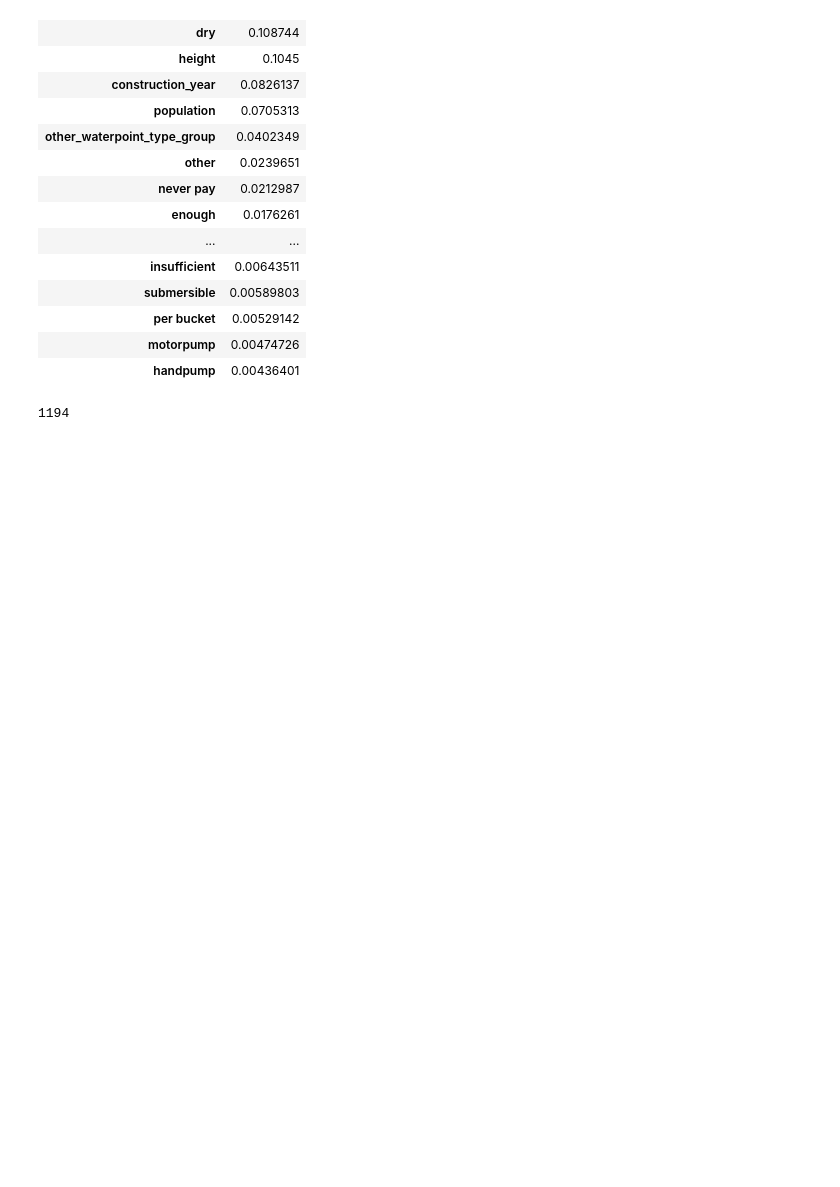
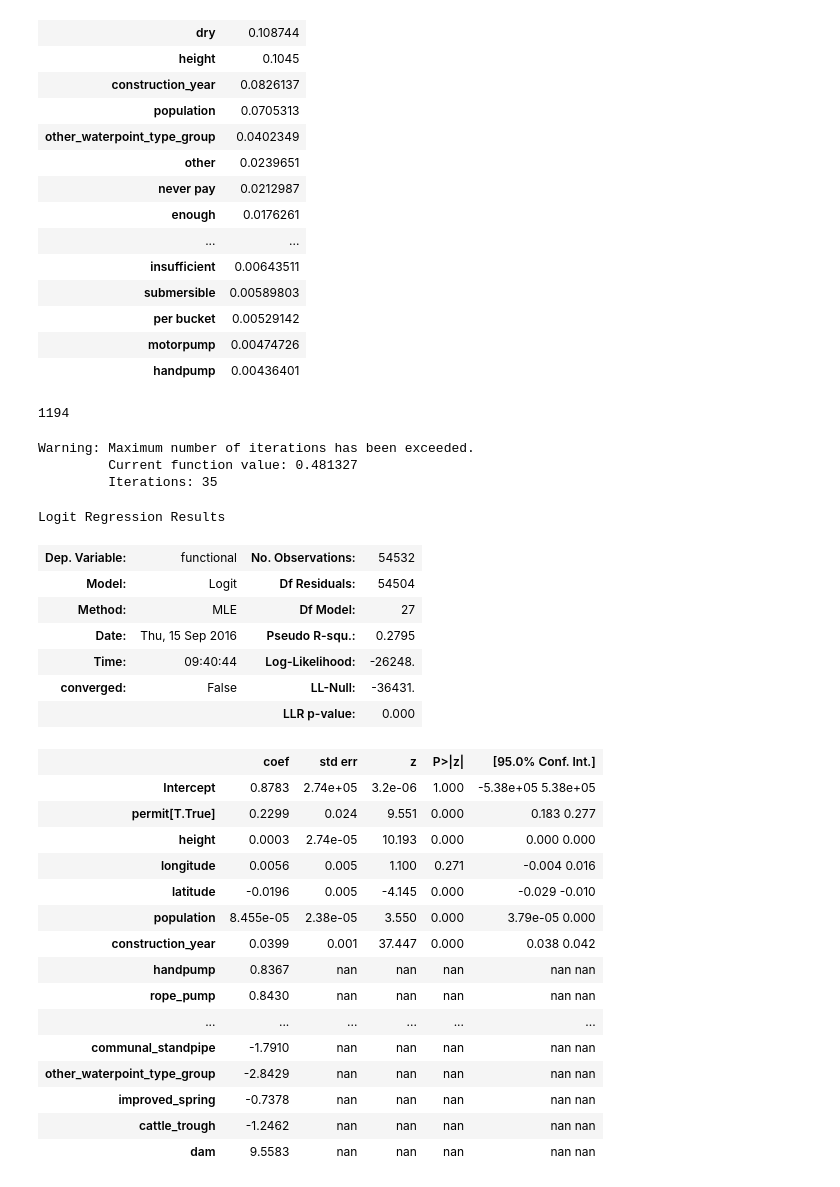
Before and after one commit to fcollonval/coursera_data_visualization, a Jupyter notebook: WaterPumpsPredictionAnalysis.ipynb, the cells around one changed output. Cells and saved outputs as stored; diff of their text form; code cells hidden in the pictures; blank space fills up the shorter version.

```diff
--- a/WaterPumpsPredictionAnalysis.ipynb
+++ b/WaterPumpsPredictionAnalysis.ipynb
@@ -787,4 +782,12 @@ predictions = model.predict(process_data.iloc[test_data.index].dropna())
 # %%
+from sklearn.ensemble import RandomForestClassifier
+
+model = RandomForestClassifier(n_estimators=25)
+model = model.fit(predictors, deployed_data['status_group'])
+
+clean_test_data = process_data.iloc[test_data.index].dropna()
+predictions = model.predict(process_data.iloc[test_data.index].dropna())
+
 pred = pd.Series(predictions, index=clean_test_data.index, name='status_group')
 
 missing_index = list()
@@ -806,7 +809,56 @@ fill = pd.Series(data_list, index=missing_index)
 pred = pred.append(fill)
 to_file = pred[test_data.index]
 to_file.to_csv('randomForest.csv', index_label='id', header=('status_group',))
+
+len(missing_index)
+# %% [output]
+1194
-# %%
-len(missing_index)
-# %% [output]
-1194
+# %%
+# Logistic regression trial
+import statsmodels.formula.api as smf
+
+# Rename columns to be pythonic
+logit_expl = predictors.copy()
+logit_expl.columns = ['_'.join(name.split()) for name in logit_expl.columns]
+logit_expl.columns = ['_'.join(name.split('-')) for name in logit_expl.columns]
+
+# Need to center the quantitative variable
+for field in ('height', 'latitude', 'longitude', 'construction_year', 'population'):
+    logit_expl[field] = logit_expl[field] - logit_expl[field].mean()
+logit_expl['permit'] = pd.to_numeric(logit_expl['permit'])
+
+formula = 'functional ~ '
+formula = formula + ' + '.join(logit_expl.columns)
+
+centered_data = logit_expl.join(deployed_data['functional']).dropna()
+
+model = smf.logit(formula=formula, data=centered_data).fit()
+model.summary()
+# %% [output]
+Warning: Maximum number of iterations has been exceeded.
+         Current function value: 0.481327
+         Iterations: 35
+Logit Regression Results
+| Dep. Variable: | functional | No. Observations: | 54532 |
+| Model: | Logit | Df Residuals: | 54504 |
+| Method: | MLE | Df Model: | 27 |
+| Date: | Thu, 15 Sep 2016 | Pseudo R-squ.: | 0.2795 |
+| Time: | 09:40:44 | Log-Likelihood: | -26248. |
+| converged: | False | LL-Null: | -36431. |
+|  |  | LLR p-value: | 0.000 |
+|  | coef | std err | z | P>|z| | [95.0% Conf. Int.] |
+| Intercept | 0.8783 | 2.74e+05 | 3.2e-06 | 1.000 | -5.38e+05 5.38e+05 |
+| permit[T.True] | 0.2299 | 0.024 | 9.551 | 0.000 | 0.183 0.277 |
+| height | 0.0003 | 2.74e-05 | 10.193 | 0.000 | 0.000 0.000 |
+| longitude | 0.0056 | 0.005 | 1.100 | 0.271 | -0.004 0.016 |
+| latitude | -0.0196 | 0.005 | -4.145 | 0.000 | -0.029 -0.010 |
+| population | 8.455e-05 | 2.38e-05 | 3.550 | 0.000 | 3.79e-05 0.000 |
+| construction_year | 0.0399 | 0.001 | 37.447 | 0.000 | 0.038 0.042 |
+| handpump | 0.8367 | nan | nan | nan | nan nan |
+| rope_pump | 0.8430 | nan | nan | nan | nan nan |
+| ... | ... | ... | ... | ... | ... |
+| communal_standpipe | -1.7910 | nan | nan | nan | nan nan |
+| other_waterpoint_type_group | -2.8429 | nan | nan | nan | nan nan |
+| improved_spring | -0.7378 | nan | nan | nan | nan nan |
+| cattle_trough | -1.2462 | nan | nan | nan | nan nan |
+| dam | 9.5583 | nan | nan | nan | nan nan |
```
Also changed, not shown: parts of 8 cells of this notebook, 2 other files.
